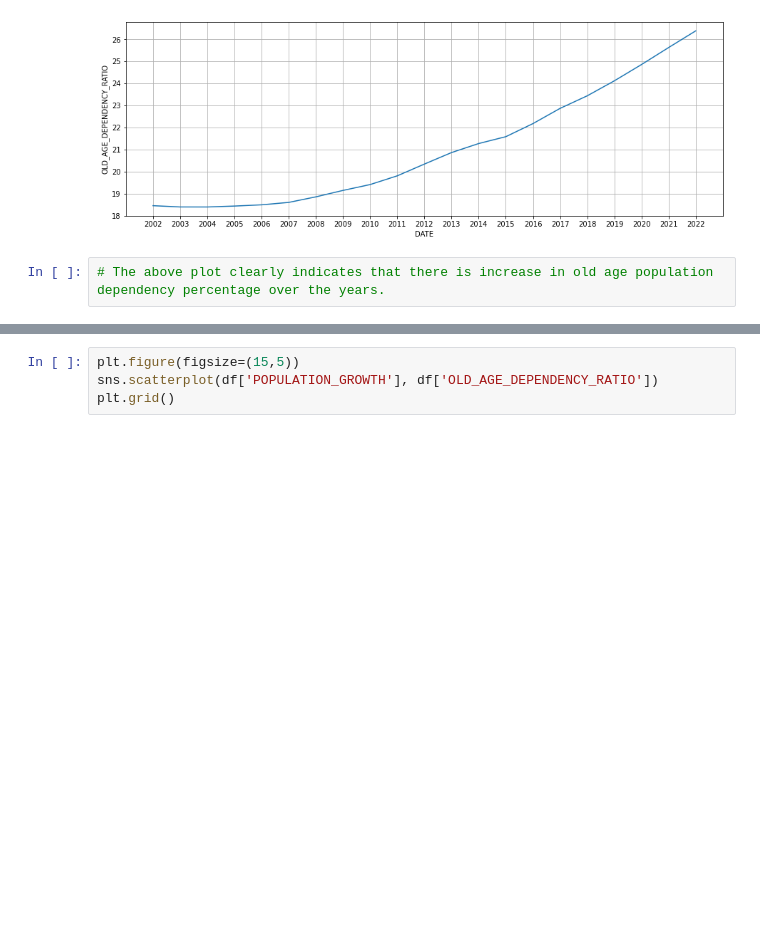
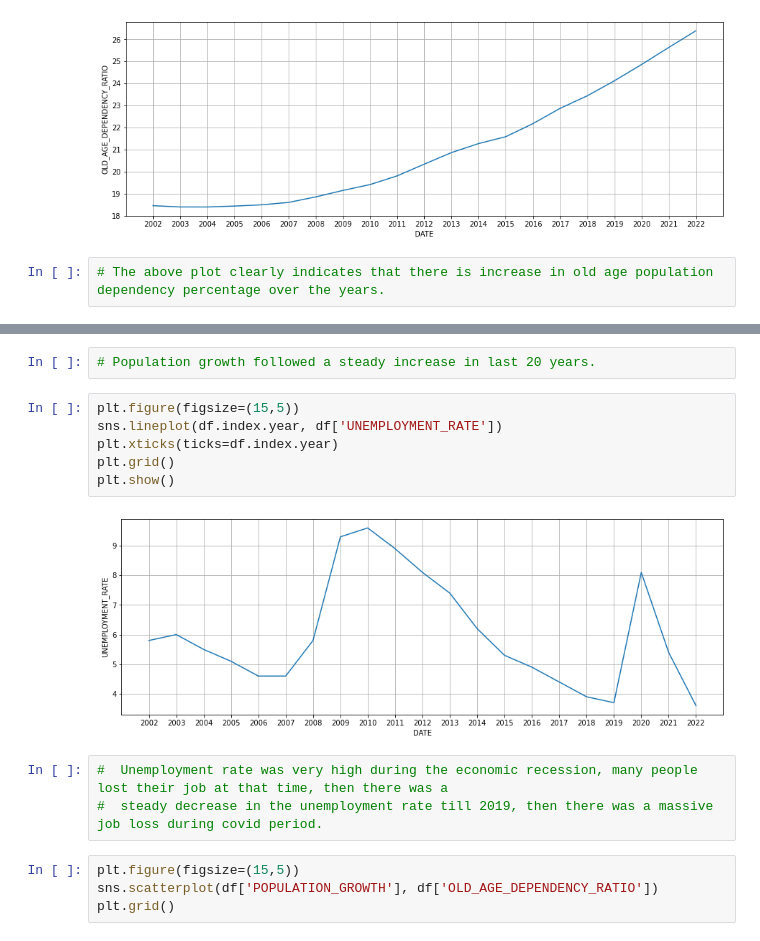
Before and after one commit to sayanbanerjee59/US-Home-Price-Prediction-Based-on-Supply-Demand-Factors, a Jupyter notebook: US Home Price Index Prediction.ipynb, the cells around one changed output, grey strips where cells are left out. Saved outputs shown, nothing was run; the diff lists cells and outputs as text; blank space fills up the shorter version.

```diff
--- a/US Home Price Index Prediction.ipynb
+++ b/US Home Price Index Prediction.ipynb
@@ -277,3 +305,16 @@ plt.show()
+# %%
+# Population growth followed a steady increase in last 20 years.
+# %%
+plt.figure(figsize=(15,5))
+sns.lineplot(df.index.year, df['UNEMPLOYMENT_RATE'])
+plt.xticks(ticks=df.index.year)
+plt.grid()
+plt.show()
+# %% [output]
+[figure, added]
+# %%
+#  Unemployment rate was very high during the economic recession, many people lost their job at that time, then there was a
+#  steady decrease in the unemployment rate till 2019, then there was a massive job loss during covid period.
 # %%
 plt.figure(figsize=(15,5))
 sns.scatterplot(df['POPULATION_GROWTH'], df['OLD_AGE_DEPENDENCY_RATIO'])
```
Also changed, not shown: parts of 95 cells of this notebook.
